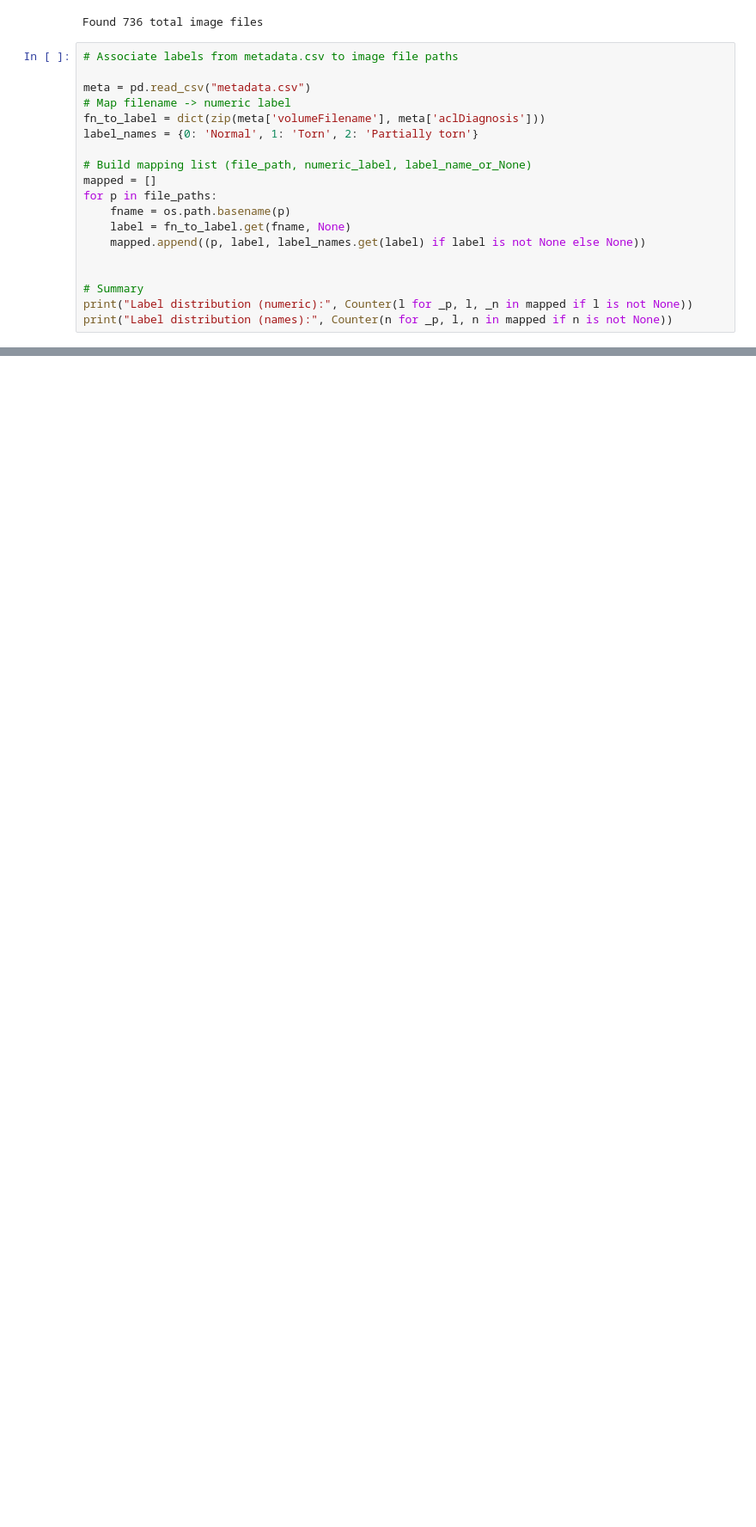
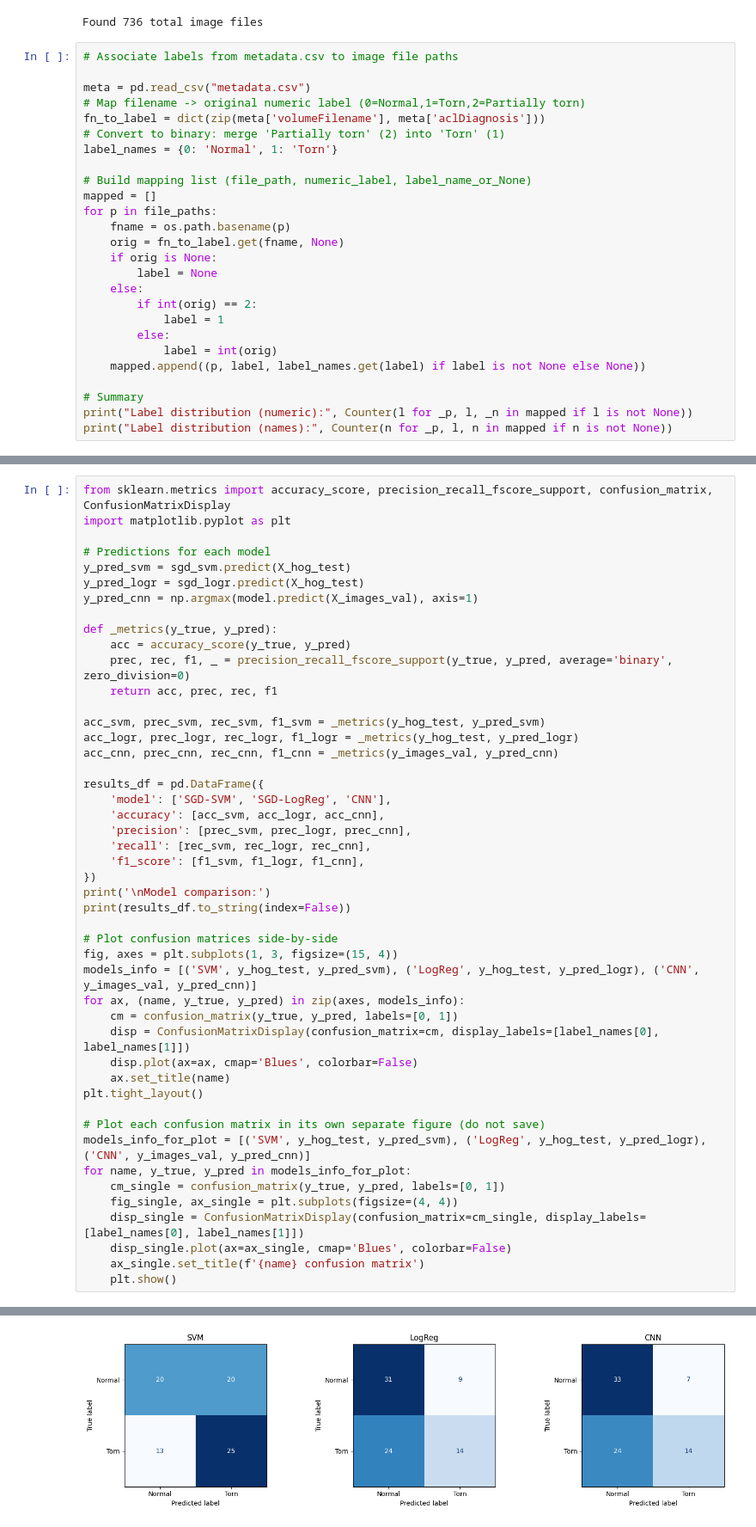
Before and after one commit to neelkapoor1/ACLInjuryDetection, a Jupyter notebook: main.ipynb, the cells around one changed output, grey strips where cells are left out. Shown: that part at 86% size. Drawn from its saved outputs; the diff is of its cells as text; blank space fills up the shorter version.

```diff
--- a/main.ipynb
+++ b/main.ipynb
@@ -58,17 +58,24 @@ Found 736 total image files
 # Associate labels from metadata.csv to image file paths
 
 meta = pd.read_csv("metadata.csv")
-# Map filename -> numeric label
+# Map filename -> original numeric label (0=Normal,1=Torn,2=Partially torn)
 fn_to_label = dict(zip(meta['volumeFilename'], meta['aclDiagnosis']))
-label_names = {0: 'Normal', 1: 'Torn', 2: 'Partially torn'}
+# Convert to binary: merge 'Partially torn' (2) into 'Torn' (1)
+label_names = {0: 'Normal', 1: 'Torn'}
 
 # Build mapping list (file_path, numeric_label, label_name_or_None)
 mapped = []
 for p in file_paths:
     fname = os.path.basename(p)
-    label = fn_to_label.get(fname, None)
+    orig = fn_to_label.get(fname, None)
+    if orig is None:
+        label = None
+    else:
+        if int(orig) == 2:
+            label = 1
+        else:
+            label = int(orig)
     mapped.append((p, label, label_names.get(label) if label is not None else None))
-
 
 # Summary
 print("Label distribution (numeric):", Counter(l for _p, l, _n in mapped if l is not None))
@@ -254,0 +306,48 @@ Text(0.5, 1.0, 'CNN accuracy')
+# %%
+from sklearn.metrics import accuracy_score, precision_recall_fscore_support, confusion_matrix, ConfusionMatrixDisplay
+import matplotlib.pyplot as plt
+
+# Predictions for each model
+y_pred_svm = sgd_svm.predict(X_hog_test)
+y_pred_logr = sgd_logr.predict(X_hog_test)
+y_pred_cnn = np.argmax(model.predict(X_images_val), axis=1)
+
+def _metrics(y_true, y_pred):
+    acc = accuracy_score(y_true, y_pred)
+    prec, rec, f1, _ = precision_recall_fscore_support(y_true, y_pred, average='binary', zero_division=0)
+    return acc, prec, rec, f1
+
+acc_svm, prec_svm, rec_svm, f1_svm = _metrics(y_hog_test, y_pred_svm)
+acc_logr, prec_logr, rec_logr, f1_logr = _metrics(y_hog_test, y_pred_logr)
+acc_cnn, prec_cnn, rec_cnn, f1_cnn = _metrics(y_images_val, y_pred_cnn)
+
+results_df = pd.DataFrame({
+    'model': ['SGD-SVM', 'SGD-LogReg', 'CNN'],
+    'accuracy': [acc_svm, acc_logr, acc_cnn],
+    'precision': [prec_svm, prec_logr, prec_cnn],
+    'recall': [rec_svm, rec_logr, rec_cnn],
+    'f1_score': [f1_svm, f1_logr, f1_cnn],
+})
+print('\nModel comparison:')
+print(results_df.to_string(index=False))
+
+# Plot confusion matrices side-by-side
+fig, axes = plt.subplots(1, 3, figsize=(15, 4))
+models_info = [('SVM', y_hog_test, y_pred_svm), ('LogReg', y_hog_test, y_pred_logr), ('CNN', y_images_val, y_pred_cnn)]
+for ax, (name, y_true, y_pred) in zip(axes, models_info):
+    cm = confusion_matrix(y_true, y_pred, labels=[0, 1])
+    disp = ConfusionMatrixDisplay(confusion_matrix=cm, display_labels=[label_names[0], label_names[1]])
+    disp.plot(ax=ax, cmap='Blues', colorbar=False)
+    ax.set_title(name)
+plt.tight_layout()
+
+# Plot each confusion matrix in its own separate figure (do not save)
+models_info_for_plot = [('SVM', y_hog_test, y_pred_svm), ('LogReg', y_hog_test, y_pred_logr), ('CNN', y_images_val, y_pred_cnn)]
+for name, y_true, y_pred in models_info_for_plot:
+    cm_single = confusion_matrix(y_true, y_pred, labels=[0, 1])
+    fig_single, ax_single = plt.subplots(figsize=(4, 4))
+    disp_single = ConfusionMatrixDisplay(confusion_matrix=cm_single, display_labels=[label_names[0], label_names[1]])
+    disp_single.plot(ax=ax_single, cmap='Blues', colorbar=False)
+    ax_single.set_title(f'{name} confusion matrix')
+    plt.show()
+# %% [output]
@@ -254,0 +368 @@ Text(0.5, 1.0, 'CNN accuracy')
+[figure, added]
```
Also changed, not shown: parts of 3 cells of this notebook, 1 other file.
